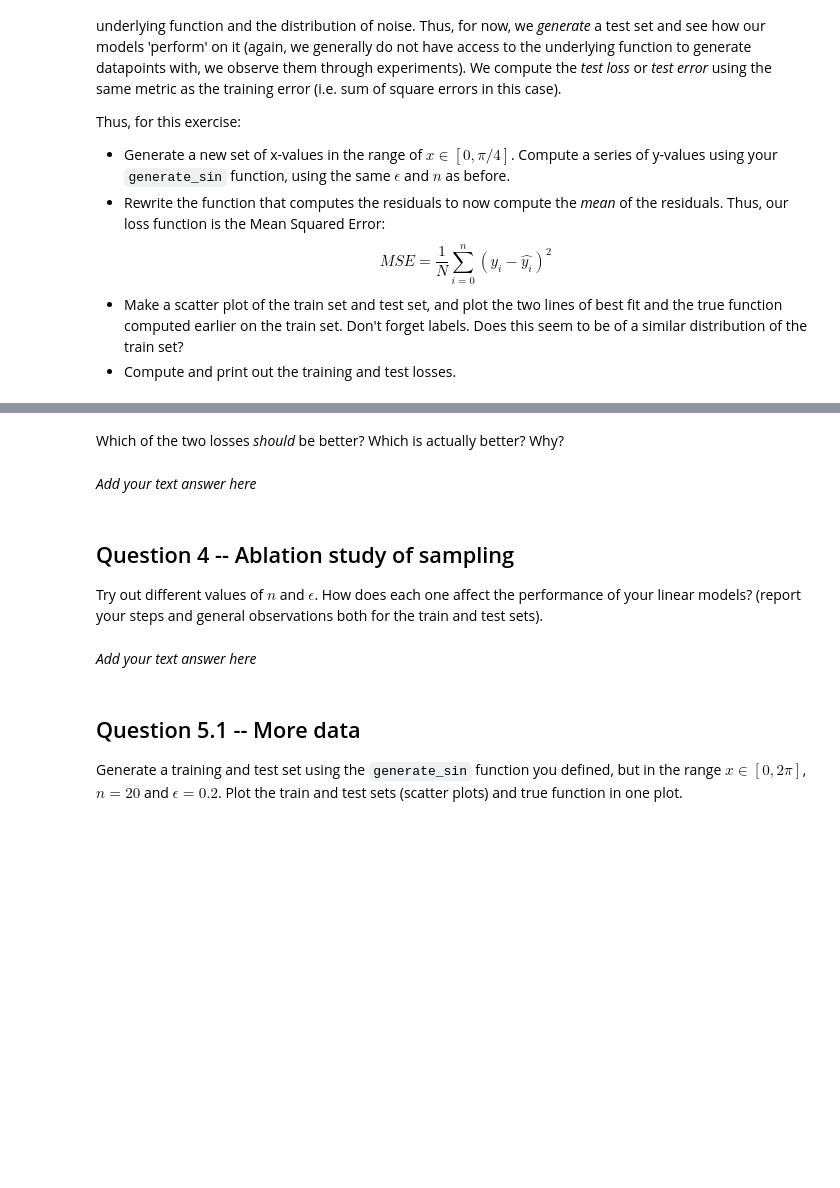
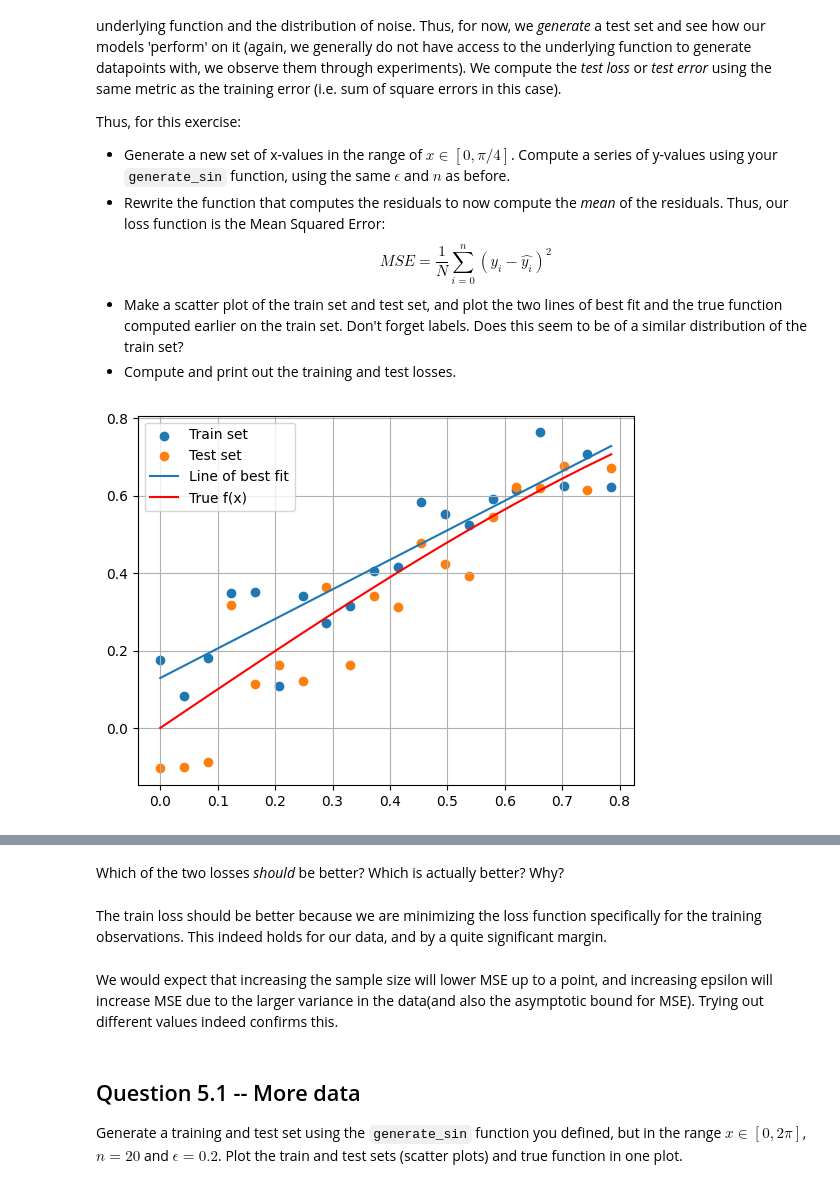
Before and after one commit to NikodemoNoProblemo/N_TMDL_Homework, a Jupyter notebook: TMDL_2024_25_Assignment_1,_Qs_only.ipynb, the cells around one changed output, grey strips where cells are left out. Cells and saved outputs as stored; diff of their text form; code cells hidden in the pictures; blank space fills up the shorter version.

```diff
--- a/TMDL_2024_25_Assignment_1,_Qs_only.ipynb
+++ b/TMDL_2024_25_Assignment_1,_Qs_only.ipynb
@@ -172,23 +215,30 @@ $$MSE = \frac{1}{N} \sum_{i=0}^{n}(y_i-\hat{y_i})^2$$
 - Make a scatter plot of the train set and test set, and plot the two lines of best fit and the true function computed earlier on the train set. Don't forget labels. Does this seem to be of a similar distribution of the train set?
 - Compute and print out the training and test losses.
 # %%
-def compute_mse(y_true, y_pred, a, b):
-    # TODO: your code here
-    return mse
+def compute_mse(x, y, a, b):
+  y_pred = a + b * x
+  return compute_sos(y, y_pred) / len(y)
 
-x_test = ...
-y_test = ...
+x_test = np.linspace(0, np.pi/4, num = n_samples)
+y_test = generate_sin(x_test, eps)
 
-plt.scatter(x, y, label="Train set)")
+plt.scatter(x, y, label="Train set")
 plt.scatter(x_test, y_test, label="Test set")
 
 # TODO: plot data, lines of best fit, true function, make it pretty
-...
+plt.plot(x, y_best, label = "Line of best fit")
+plt.plot(x_pure, y_pure, label = "True f(x)", color = "red")
+
+plt.grid()
+plt.legend()
+plt.show()
 
 
 test_loss = compute_mse(x_test, y_test, a, b)
 train_loss = compute_mse(x, y, a, b)
 
 print("Coefficients: ", (a, b))
 print("Train loss:   ", train_loss)
 print("Test loss:    ", test_loss)
+# %% [output]
+[figure, added]
@@ -195,13 +248,9 @@ print("Test loss:    ", test_loss)
 # %% [markdown]
 Which of the two losses *should* be better? Which is actually better? Why?
-# %% [markdown]
-*Add your text answer here*
-# %% [markdown]
-## Question 4 -- Ablation study of sampling
-
-Try out different values of $n$ and $\epsilon$. How does each one affect the performance of your linear models? (report your steps and general observations both for the train and test sets).
-# %% [markdown]
-*Add your text answer here*
+# %% [markdown]
+The train loss should be better because we are minimizing the loss function specifically for the training observations. This indeed holds for our data, and by a quite significant margin.
+# %% [markdown]
+We would expect that increasing the sample size will lower MSE up to a point, and increasing epsilon will increase MSE due to the larger variance in the data(and also the asymptotic bound for MSE). Trying out different values indeed confirms this.
 # %% [markdown]
 ## Question 5.1 -- More data
 
```
Also changed, not shown: parts of 23 cells of this notebook.
